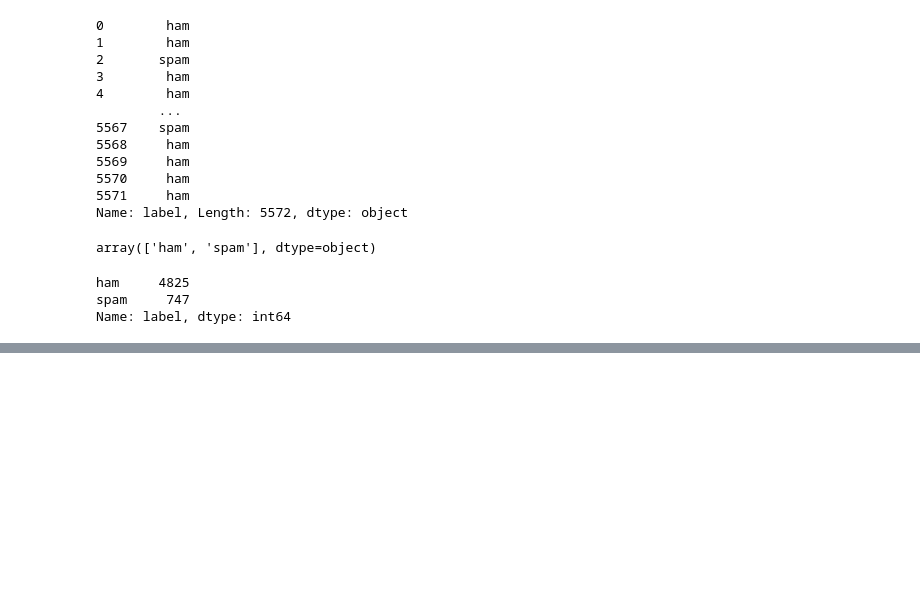
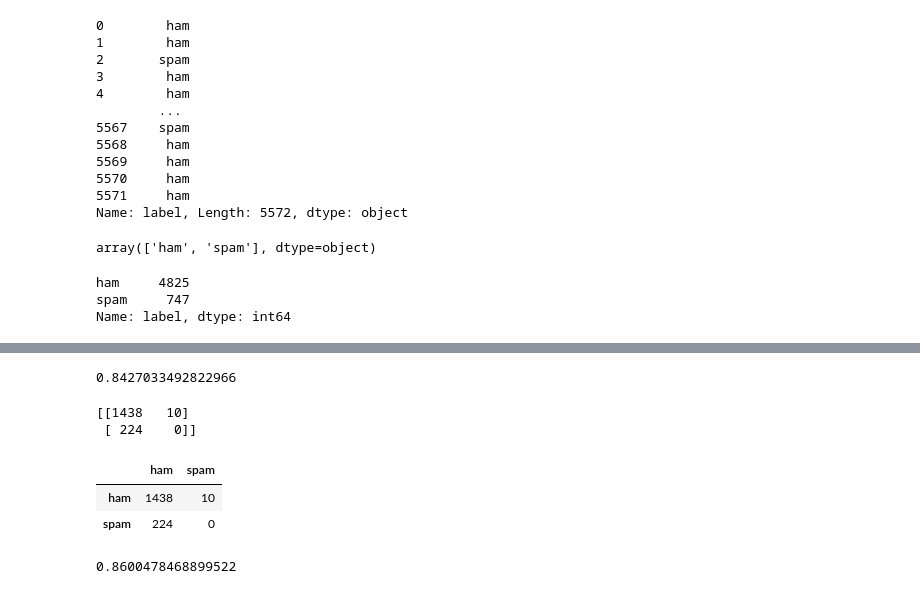
Before and after one commit to Ashishkhurana01/NLP, a Jupyter notebook: NLP.ipynb, the cells around one changed output, grey strips where cells are left out. Drawn from its saved outputs; the diff is of its cells as text; code cells hidden in the pictures; blank space fills up the shorter version.

```diff
--- a/NLP.ipynb
+++ b/NLP.ipynb
@@ -790,0 +901,27 @@ plt.hist(df[df['lable']=='ham']['length'],bins=bins,alpha=0.8)
+# %%
+print(metrics.accuracy_score(y_test,predictions))
+# %% [output]
+0.8427033492822966
+# %%
+from sklearn.naive_bayes import MultinomialNB
+nb_model = MultinomialNB()
+
+nb_model.fit(X_train,y_train)
+
+predictions = nb_model.predict(X_test)
+
+print(metrics.confusion_matrix(y_test,predictions))
+# %% [output]
+[[1438   10]
+ [ 224    0]]
+# %%
+df = pd.DataFrame(metrics.confusion_matrix(y_test,predictions),index=['ham','spam'],columns=['ham','spam'])
+df
+# %% [output]
+|  | ham | spam |
+| ham | 1438 | 10 |
+| spam | 224 | 0 |
+# %%
+print(metrics.accuracy_score(y_test,predictions))
+# %% [output]
+0.8600478468899522
```
Also changed, not shown: parts of 23 cells of this notebook.
